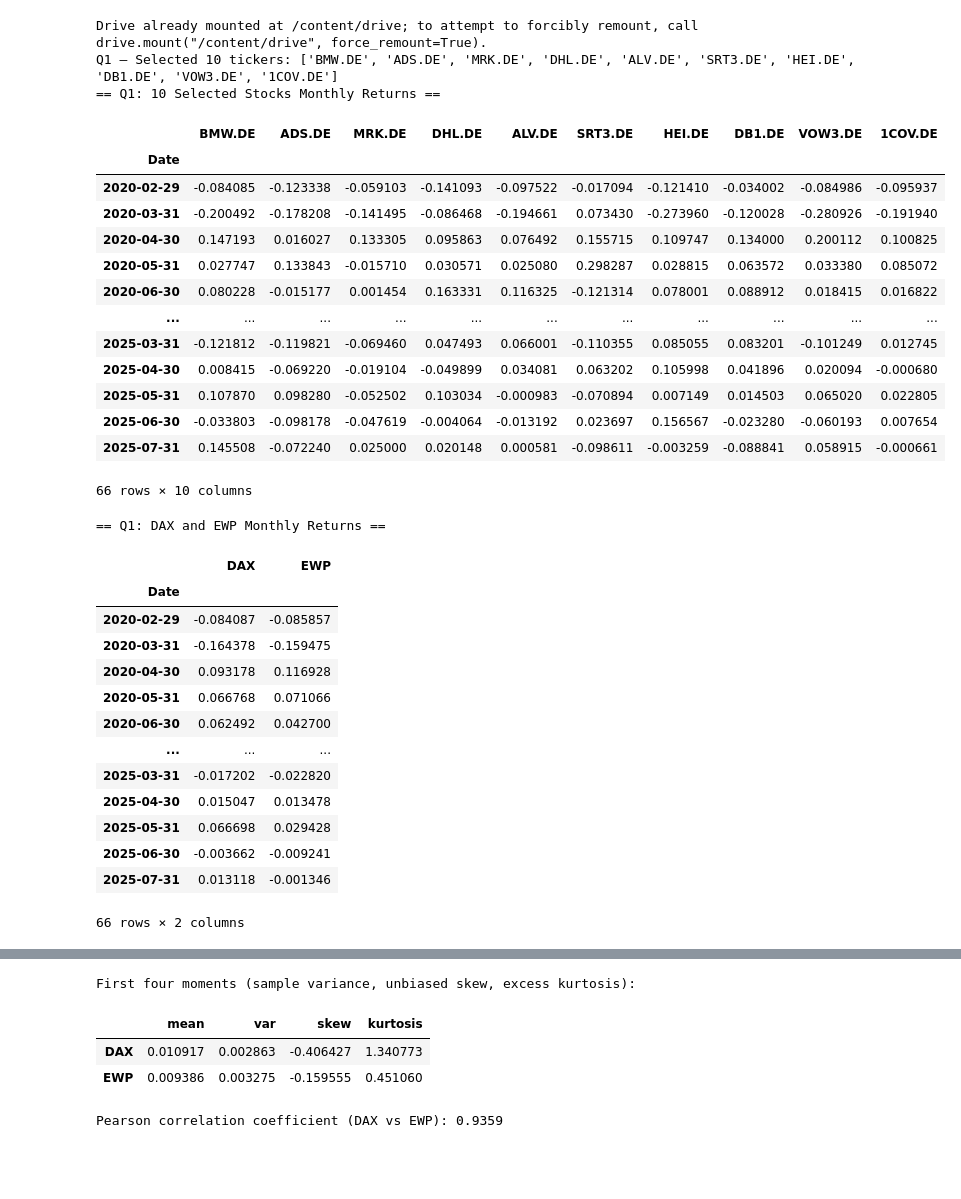
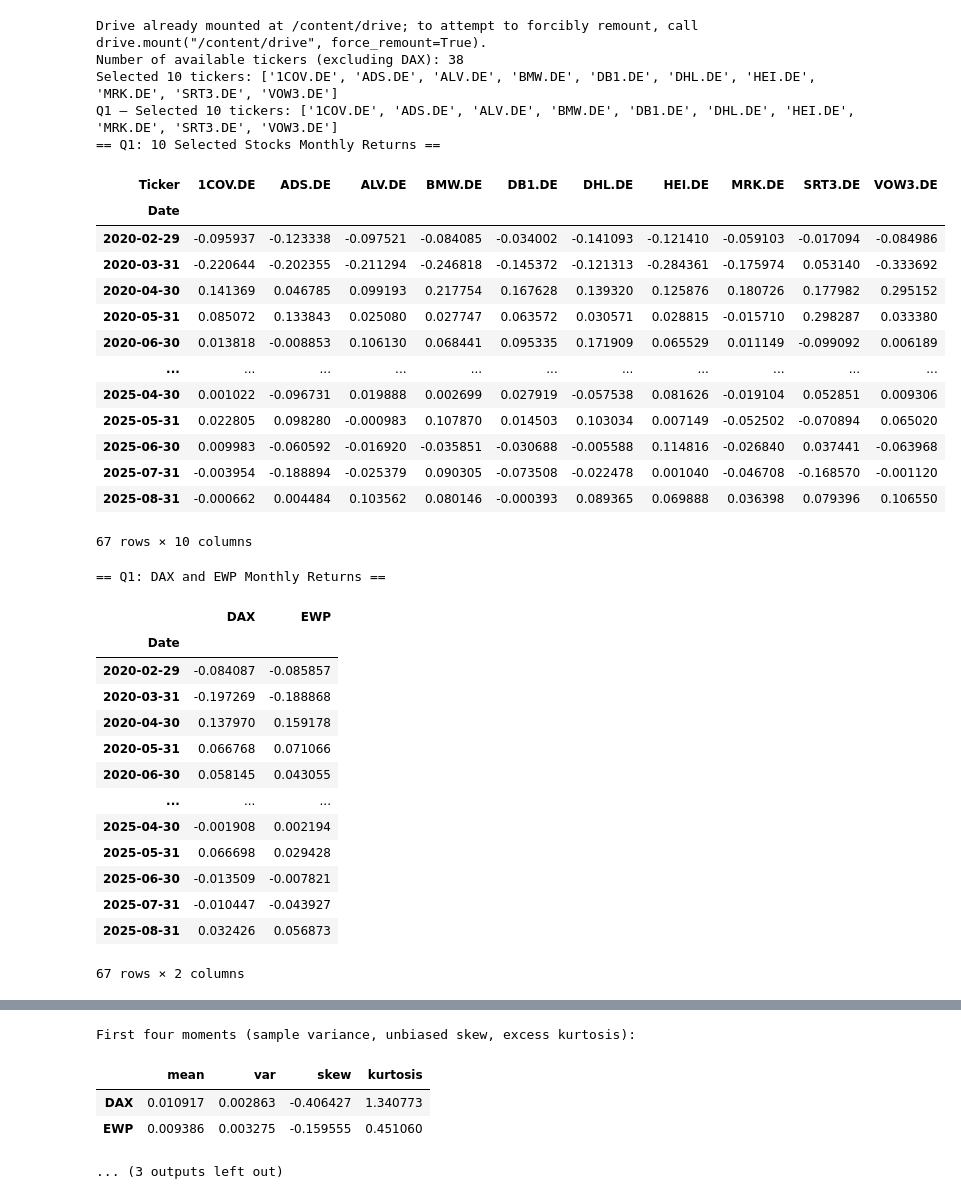
Before and after one commit to chatlynz/FINC612-Assignment-01-Group-21, a Jupyter notebook: P3_Mathematics and Statistics /Part3.ipynb, the cells around one changed output, grey strips where cells are left out. Drawn from its saved outputs; the diff is of its cells as text; code cells hidden in the pictures; blank space fills up the shorter version.

```diff
--- a/P3_Mathematics and Statistics /Part3.ipynb
+++ b/P3_Mathematics and Statistics /Part3.ipynb
@@ -16,24 +16,26 @@ GROUP_NUMBER =21
 BASE_DIR = '/content/drive/MyDrive/FINC612/Data'
 DB_PATH = f'{BASE_DIR}/DAX.db'
 OUT_DIR = BASE_DIR
-
-# Load Data
+#Load Data
 con = sqlite3.connect(DB_PATH)
-df = pd.read_sql("SELECT * FROM DAX;", con, parse_dates=['Date'])
+long_df = pd.read_sql("SELECT Date, Ticker, Close_Price AS Price FROM stock_prices;",
+                      con, parse_dates=['Date'])
 con.close()
 
-df = df.set_index('Date').sort_index()
+long_df = long_df.dropna()
 
-TICKERS = [c for c in df.columns if c != 'DAX']
-len(df), len(TICKERS)
+# Available tickers
+all_tickers = sorted(t for t in long_df['Ticker'].unique().tolist() if t != 'DAX')
+print("Number of available tickers (excluding DAX):", len(all_tickers))
 
-#Select 10 random tickers
+# Randomly select 10
 np.random.seed(GROUP_NUMBER)
-stocks_idx = np.random.choice(len(TICKERS), size=10, replace=False)
-tickers = [TICKERS[idx] for idx in stocks_idx]
-tickers
+tickers = sorted(np.random.choice(all_tickers, size=10, replace=False).tolist())
+print("Selected 10 tickers:", tickers)
 
-#Q1: Monthly returns and EWP
+# Pivot to wide
+df = long_df.pivot(index='Date', columns='Ticker', values='Price').sort_index()
+
 print("Q1 — Selected 10 tickers:", tickers)
 prices_m = df.resample('ME').last()
 rets = prices_m.pct_change().dropna()
@@ -104,68 +106,69 @@ fig, ax = plt.subplots()
 ax.scatter(out['DAX'], out['EWP'], alpha=0.7)
 ax.set_title('EWP vs DAX Monthly Returns')
 ax.set_xlabel('DAX')
 ax.set_ylabel('EWP')
 plt.show()
 
 #Q3.1: Statistical measures
 mom_dax = four_moments(out['DAX'])
 mom_ewp = four_moments(out['EWP'])
 corr = out['DAX'].corr(out['EWP'])
 
 stats_table = pd.concat([mom_dax, mom_ewp], axis=1)
 stats_table.columns = ['DAX', 'EWP']
 print("First four moments (sample variance, unbiased skew, excess kurtosis):")
 display(stats_table.T)
 print(f"Pearson correlation coefficient (DAX vs EWP): {corr:.4f}")
 
 #Q3.2: Risk measures
 alpha = 0.95
 risk_dax = pd.concat([hist_VaR_ES(out['DAX'], alpha), gauss_VaR_ES(out['DAX'], alpha)])
 risk_ewp = pd.concat([hist_VaR_ES(out['EWP'], alpha), gauss_VaR_ES(out['EWP'], alpha)])
 
 risk_table = pd.concat([risk_dax, risk_ewp], axis=1)
 risk_table.columns = ['DAX', 'EWP']
 display(risk_table)
 
 #Part 4 export
-R = rets[tickers].dropna()
-R.to_csv(os.path.join(OUT_DIR, 'part4 monthly return.csv'))
-
-bench = pd.concat([ewp, rets['DAX']], axis=1).dropna()
-bench.to_csv(os.path.join(OUT_DIR, 'part4 EWP DAX.csv'))
+os.makedirs(OUT_DIR, exist_ok=True)
+monthly_rets[tickers].to_csv(os.path.join(OUT_DIR, 'part4_monthly_return.csv'))
+bench.to_csv(os.path.join(OUT_DIR, 'part4_EWP_DAX.csv'))
+print("Exported CSVs to:", OUT_DIR)
 # %% [output]
 Drive already mounted at /content/drive; to attempt to forcibly remount, call drive.mount("/content/drive", force_remount=True).
-Q1 — Selected 10 tickers: ['BMW.DE', 'ADS.DE', 'MRK.DE', 'DHL.DE', 'ALV.DE', 'SRT3.DE', 'HEI.DE', 'DB1.DE', 'VOW3.DE', '1COV.DE']
+Number of available tickers (excluding DAX): 38
+Selected 10 tickers: ['1COV.DE', 'ADS.DE', 'ALV.DE', 'BMW.DE', 'DB1.DE', 'DHL.DE', 'HEI.DE', 'MRK.DE', 'SRT3.DE', 'VOW3.DE']
+Q1 — Selected 10 tickers: ['1COV.DE', 'ADS.DE', 'ALV.DE', 'BMW.DE', 'DB1.DE', 'DHL.DE', 'HEI.DE', 'MRK.DE', 'SRT3.DE', 'VOW3.DE']
 == Q1: 10 Selected Stocks Monthly Returns ==
-|  | BMW.DE | ADS.DE | MRK.DE | DHL.DE | ALV.DE | SRT3.DE | HEI.DE | DB1.DE | VOW3.DE | 1COV.DE |
+| Ticker | 1COV.DE | ADS.DE | ALV.DE | BMW.DE | DB1.DE | DHL.DE | HEI.DE | MRK.DE | SRT3.DE | VOW3.DE |
 | Date |  |  |  |  |  |  |  |  |  |  |
-| 2020-02-29 | -0.084085 | -0.123338 | -0.059103 | -0.141093 | -0.097522 | -0.017094 | -0.121410 | -0.034002 | -0.084986 | -0.095937 |
-| 2020-03-31 | -0.200492 | -0.178208 | -0.141495 | -0.086468 | -0.194661 | 0.073430 | -0.273960 | -0.120028 | -0.280926 | -0.191940 |
-| 2020-04-30 | 0.147193 | 0.016027 | 0.133305 | 0.095863 | 0.076492 | 0.155715 | 0.109747 | 0.134000 | 0.200112 | 0.100825 |
-| 2020-05-31 | 0.027747 | 0.133843 | -0.015710 | 0.030571 | 0.025080 | 0.298287 | 0.028815 | 0.063572 | 0.033380 | 0.085072 |
-| 2020-06-30 | 0.080228 | -0.015177 | 0.001454 | 0.163331 | 0.116325 | -0.121314 | 0.078001 | 0.088912 | 0.018415 | 0.016822 |
+| 2020-02-29 | -0.095937 | -0.123338 | -0.097521 | -0.084085 | -0.034002 | -0.141093 | -0.121410 | -0.059103 | -0.017094 | -0.084986 |
+| 2020-03-31 | -0.220644 | -0.202355 | -0.211294 | -0.246818 | -0.145372 | -0.121313 | -0.284361 | -0.175974 | 0.053140 | -0.333692 |
+| 2020-04-30 | 0.141369 | 0.046785 | 0.099193 | 0.217754 | 0.167628 | 0.139320 | 0.125876 | 0.180726 | 0.177982 | 0.295152 |
+| 2020-05-31 | 0.085072 | 0.133843 | 0.025080 | 0.027747 | 0.063572 | 0.030571 | 0.028815 | -0.015710 | 0.298287 | 0.033380 |
+| 2020-06-30 | 0.013818 | -0.008853 | 0.106130 | 0.068441 | 0.095335 | 0.171909 | 0.065529 | 0.011149 | -0.099092 | 0.006189 |
 | ... | ... | ... | ... | ... | ... | ... | ... | ... | ... | ... |
-| 2025-03-31 | -0.121812 | -0.119821 | -0.069460 | 0.047493 | 0.066001 | -0.110355 | 0.085055 | 0.083201 | -0.101249 | 0.012745 |
-| 2025-04-30 | 0.008415 | -0.069220 | -0.019104 | -0.049899 | 0.034081 | 0.063202 | 0.105998 | 0.041896 | 0.020094 | -0.000680 |
-| 2025-05-31 | 0.107870 | 0.098280 | -0.052502 | 0.103034 | -0.000983 | -0.070894 | 0.007149 | 0.014503 | 0.065020 | 0.022805 |
-| 2025-06-30 | -0.033803 | -0.098178 | -0.047619 | -0.004064 | -0.013192 | 0.023697 | 0.156567 | -0.023280 | -0.060193 | 0.007654 |
-| 2025-07-31 | 0.145508 | -0.072240 | 0.025000 | 0.020148 | 0.000581 | -0.098611 | -0.003259 | -0.088841 | 0.058915 | -0.000661 |
+| 2025-04-30 | 0.001022 | -0.096731 | 0.019888 | 0.002699 | 0.027919 | -0.057538 | 0.081626 | -0.019104 | 0.052851 | 0.009306 |
+| 2025-05-31 | 0.022805 | 0.098280 | -0.000983 | 0.107870 | 0.014503 | 0.103034 | 0.007149 | -0.052502 | -0.070894 | 0.065020 |
+| 2025-06-30 | 0.009983 | -0.060592 | -0.016920 | -0.035851 | -0.030688 | -0.005588 | 0.114816 | -0.026840 | 0.037441 | -0.063968 |
+| 2025-07-31 | -0.003954 | -0.188894 | -0.025379 | 0.090305 | -0.073508 | -0.022478 | 0.001040 | -0.046708 | -0.168570 | -0.001120 |
+| 2025-08-31 | -0.000662 | 0.004484 | 0.103562 | 0.080146 | -0.000393 | 0.089365 | 0.069888 | 0.036398 | 0.079396 | 0.106550 |
-66 rows × 10 columns
+67 rows × 10 columns
 == Q1: DAX and EWP Monthly Returns ==
 |  | DAX | EWP |
 | Date |  |  |
 | 2020-02-29 | -0.084087 | -0.085857 |
-| 2020-03-31 | -0.164378 | -0.159475 |
-| 2020-04-30 | 0.093178 | 0.116928 |
+| 2020-03-31 | -0.197269 | -0.188868 |
+| 2020-04-30 | 0.137970 | 0.159178 |
 | 2020-05-31 | 0.066768 | 0.071066 |
-| 2020-06-30 | 0.062492 | 0.042700 |
+| 2020-06-30 | 0.058145 | 0.043055 |
 | ... | ... | ... |
-| 2025-03-31 | -0.017202 | -0.022820 |
-| 2025-04-30 | 0.015047 | 0.013478 |
+| 2025-04-30 | -0.001908 | 0.002194 |
 | 2025-05-31 | 0.066698 | 0.029428 |
-| 2025-06-30 | -0.003662 | -0.009241 |
-| 2025-07-31 | 0.013118 | -0.001346 |
+| 2025-06-30 | -0.013509 | -0.007821 |
+| 2025-07-31 | -0.010447 | -0.043927 |
+| 2025-08-31 | 0.032426 | 0.056873 |
-66 rows × 2 columns
+67 rows × 2 columns
 [figure]
 [figure]
 [figure]
@@ -174,4 +177,4 @@ First four moments (sample variance, unbiased skew, excess kurtosis):
 |  | mean | var | skew | kurtosis |
 | DAX | 0.010917 | 0.002863 | -0.406427 | 1.340773 |
 | EWP | 0.009386 | 0.003275 | -0.159555 | 0.451060 |
-Pearson correlation coefficient (DAX vs EWP): 0.9359
+... (3 outputs left out)
```
Also changed, not shown: parts of 1 cell of this notebook.
